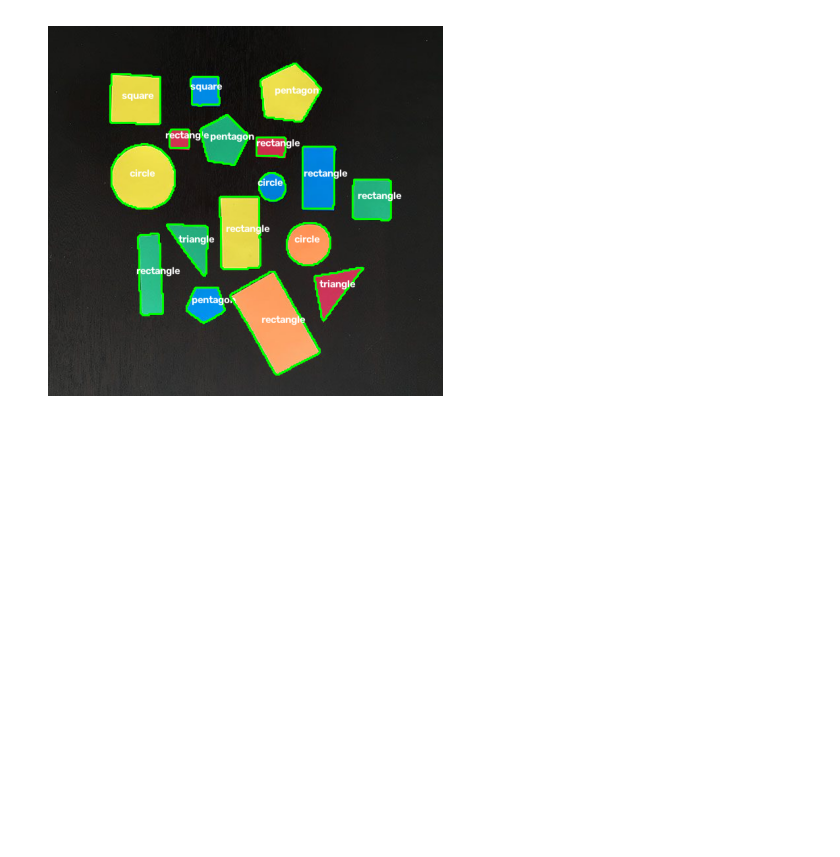
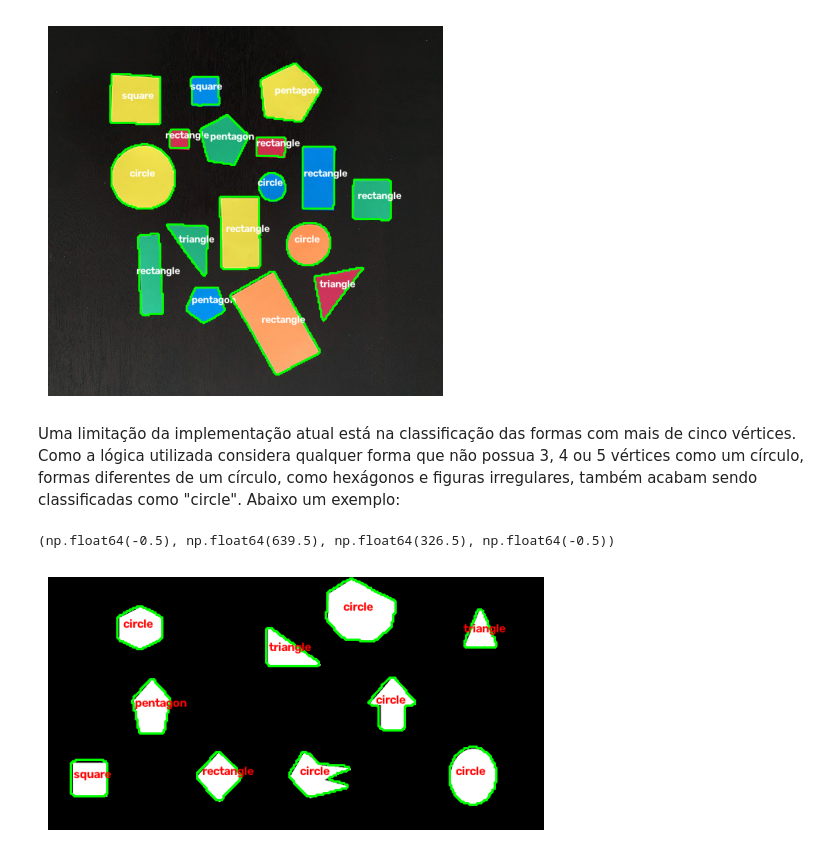
Before and after one commit to gab-rielly/vision-studies, a Jupyter notebook: projects_cv.ipynb, the cells around one changed output. Cells and saved outputs as stored; diff of their text form; code cells hidden in the pictures; blank space fills up the shorter version.

```diff
--- a/projects_cv.ipynb
+++ b/projects_cv.ipynb
@@ -215,3 +220,18 @@ plt.axis('off')
 # %% [output]
 (np.float64(-0.5), np.float64(599.5), np.float64(560.5), np.float64(-0.5))
 [figure]
+# %% [markdown]
+Uma limitação da implementação atual está na classificação das formas com mais de cinco vértices. Como a lógica utilizada considera qualquer forma que não possua 3, 4 ou 5 vértices como um círculo, formas diferentes de um círculo, como hexágonos e figuras irregulares, também acabam sendo classificadas como "circle". Abaixo um exemplo:
+# %%
+image = cv2.imread("image/formatos.png")
+    # show the image
+pre_processing(image, 0, 0, 255)
+
+rgb = cv2.cvtColor(image, cv2.COLOR_BGR2RGB)
+cv2.imwrite("output/centro.png", rgb)
+plt.imshow(rgb)
+
+plt.axis('off')
+# %% [output]
+(np.float64(-0.5), np.float64(639.5), np.float64(326.5), np.float64(-0.5))
+[figure, added]
```
Also changed, not shown: parts of 7 cells of this notebook, 1 other file.
